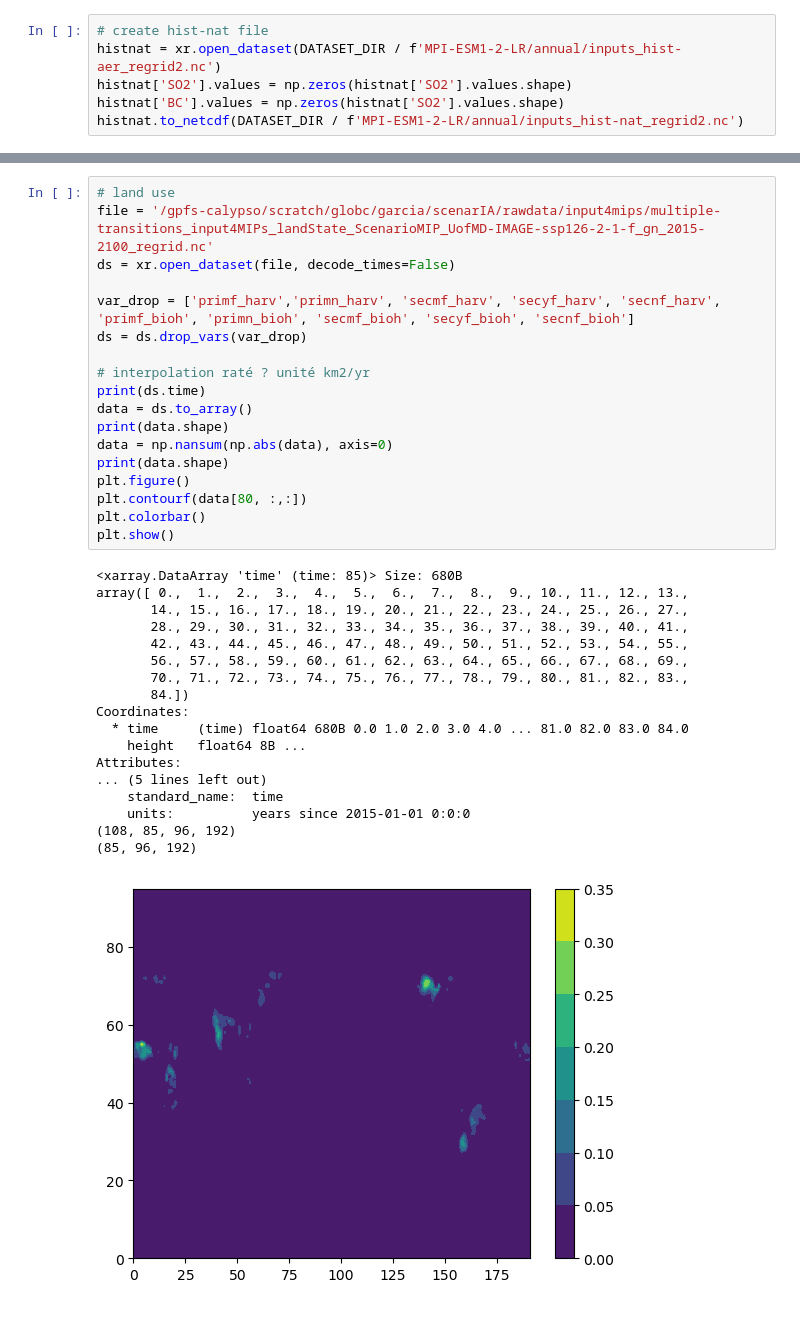
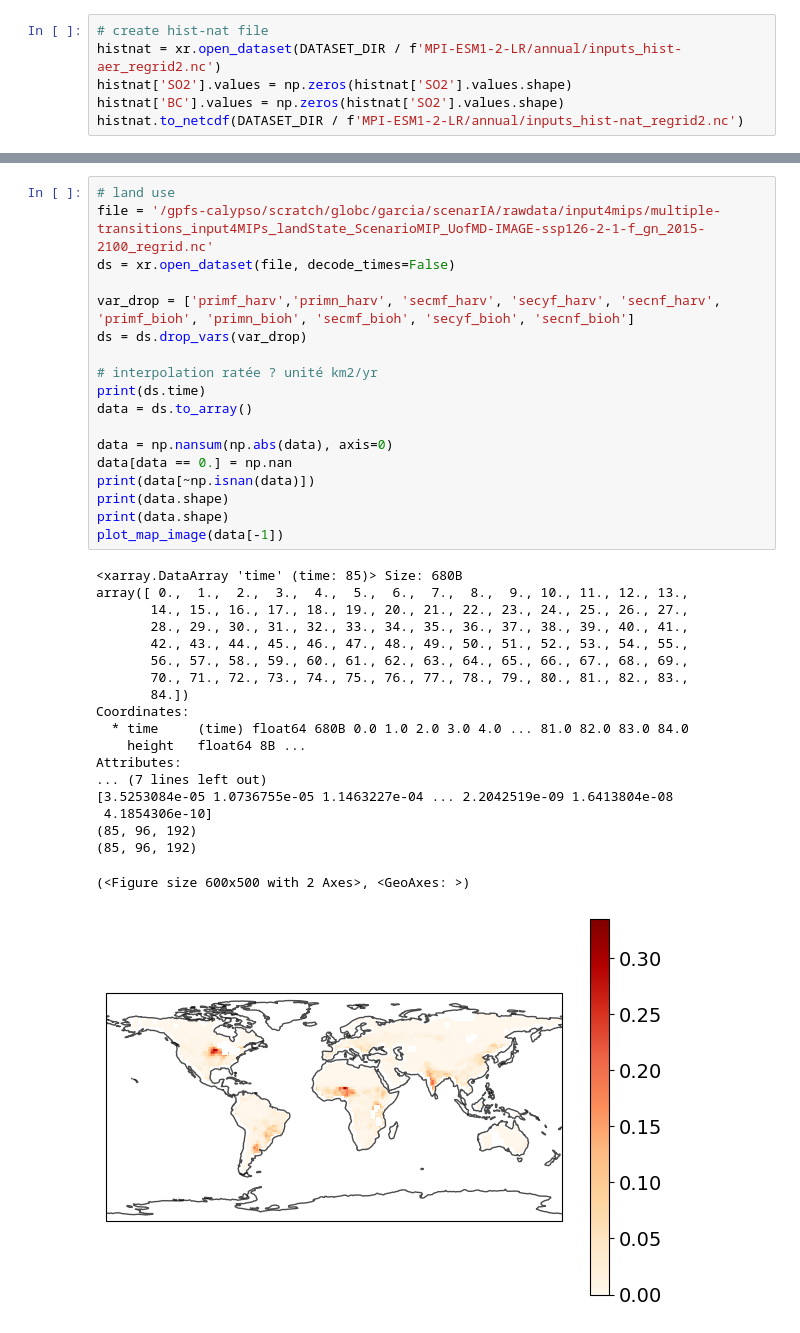
Before and after one commit to zoeleila/scenarIA, a Jupyter notebook: src/data/preprocessing.ipynb, the cells around one changed output, grey strips where cells are left out. Saved outputs shown, nothing was run; the diff lists cells and outputs as text.

```diff
--- a/src/data/preprocessing.ipynb
+++ b/src/data/preprocessing.ipynb
@@ -135,37 +135,38 @@ Attributes:
 # %%
 # land use
 file = '/gpfs-calypso/scratch/globc/garcia/scenarIA/rawdata/input4mips/multiple-transitions_input4MIPs_landState_ScenarioMIP_UofMD-IMAGE-ssp126-2-1-f_gn_2015-2100_regrid.nc'
 ds = xr.open_dataset(file, decode_times=False)
 
 var_drop = ['primf_harv','primn_harv', 'secmf_harv', 'secyf_harv', 'secnf_harv', 'primf_bioh', 'primn_bioh', 'secmf_bioh', 'secyf_bioh', 'secnf_bioh']
 ds = ds.drop_vars(var_drop)
 
-# interpolation raté ? unité km2/yr
+# interpolation ratée ? unité km2/yr
 print(ds.time)
 data = ds.to_array()
+
+data = np.nansum(np.abs(data), axis=0)
+data[data == 0.] = np.nan
+print(data[~np.isnan(data)])
 print(data.shape)
-data = np.nansum(np.abs(data), axis=0)
 print(data.shape)
-plt.figure()
-plt.contourf(data[80, :,:])
-plt.colorbar()
-plt.show()
+plot_map_image(data[-1])
 # %% [output]
 <xarray.DataArray 'time' (time: 85)> Size: 680B
 array([ 0.,  1.,  2.,  3.,  4.,  5.,  6.,  7.,  8.,  9., 10., 11., 12., 13.,
        14., 15., 16., 17., 18., 19., 20., 21., 22., 23., 24., 25., 26., 27.,
        28., 29., 30., 31., 32., 33., 34., 35., 36., 37., 38., 39., 40., 41.,
        42., 43., 44., 45., 46., 47., 48., 49., 50., 51., 52., 53., 54., 55.,
        56., 57., 58., 59., 60., 61., 62., 63., 64., 65., 66., 67., 68., 69.,
        70., 71., 72., 73., 74., 75., 76., 77., 78., 79., 80., 81., 82., 83.,
        84.])
 Coordinates:
   * time     (time) float64 680B 0.0 1.0 2.0 3.0 4.0 ... 81.0 82.0 83.0 84.0
     height   float64 8B ...
 Attributes:
-... (5 lines left out)
-    standard_name:  time
-    units:          years since 2015-01-01 0:0:0
-(108, 85, 96, 192)
+... (7 lines left out)
+[3.5253084e-05 1.0736755e-05 1.1463227e-04 ... 2.2042519e-09 1.6413804e-08
+ 4.1854306e-10]
 (85, 96, 192)
+(85, 96, 192)
+(<Figure size 600x500 with 2 Axes>, <GeoAxes: >)
-[figure, old version]
+[figure, new version]
```
Also changed, not shown: parts of 1 cell of this notebook, 8 other files.
